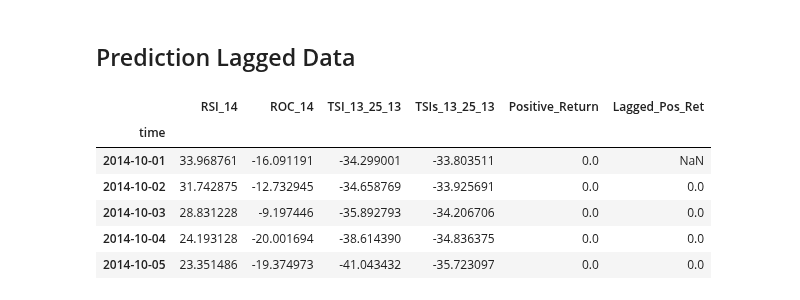
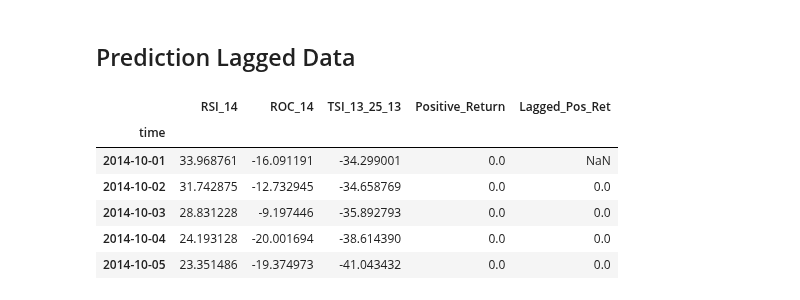
Before and after one commit to dbogatic/crypto-analysis, a Jupyter notebook: btc_price_direction.ipynb, the cells around one changed output. Cells and saved outputs as stored; diff of their text form; code cells hidden in the pictures.

Commit message:
removed TSIs feature in lagged prediction RF model

```diff
--- a/btc_price_direction.ipynb
+++ b/btc_price_direction.ipynb
@@ -366,18 +366,18 @@ importances_plot = importances_sorted.plot(kind='barh', color='lightgreen', titl
 ## Prediction Lagged Data
 # %%
 # Create features dataframe (use most dominant features)
-features_btc = features_btc[['RSI_14','ROC_14','TSI_13_25_13','TSIs_13_25_13', 'Positive_Return']]
+features_btc = features_btc[['RSI_14','ROC_14','TSI_13_25_13', 'Positive_Return']]
 # Create lagged y prediction variable
 features_btc['Lagged_Pos_Ret'] = features_btc['Positive_Return'].shift(1)
 features_btc.head()
 # %% [output]
-|  | RSI_14 | ROC_14 | TSI_13_25_13 | TSIs_13_25_13 | Positive_Return | Lagged_Pos_Ret |
-| time |  |  |  |  |  |  |
-| 2014-10-01 | 33.968761 | -16.091191 | -34.299001 | -33.803511 | 0.0 | NaN |
-| 2014-10-02 | 31.742875 | -12.732945 | -34.658769 | -33.925691 | 0.0 | 0.0 |
-| 2014-10-03 | 28.831228 | -9.197446 | -35.892793 | -34.206706 | 0.0 | 0.0 |
-| 2014-10-04 | 24.193128 | -20.001694 | -38.614390 | -34.836375 | 0.0 | 0.0 |
-| 2014-10-05 | 23.351486 | -19.374973 | -41.043432 | -35.723097 | 0.0 | 0.0 |
+|  | RSI_14 | ROC_14 | TSI_13_25_13 | Positive_Return | Lagged_Pos_Ret |
+| time |  |  |  |  |  |
+| 2014-10-01 | 33.968761 | -16.091191 | -34.299001 | 0.0 | NaN |
+| 2014-10-02 | 31.742875 | -12.732945 | -34.658769 | 0.0 | 0.0 |
+| 2014-10-03 | 28.831228 | -9.197446 | -35.892793 | 0.0 | 0.0 |
+| 2014-10-04 | 24.193128 | -20.001694 | -38.614390 | 0.0 | 0.0 |
+| 2014-10-05 | 23.351486 | -19.374973 | -41.043432 | 0.0 | 0.0 |
 # %%
 features_btc = features_btc.dropna()
 # %%
```
Also changed, not shown: parts of 6 cells of this notebook, 1 other file.
